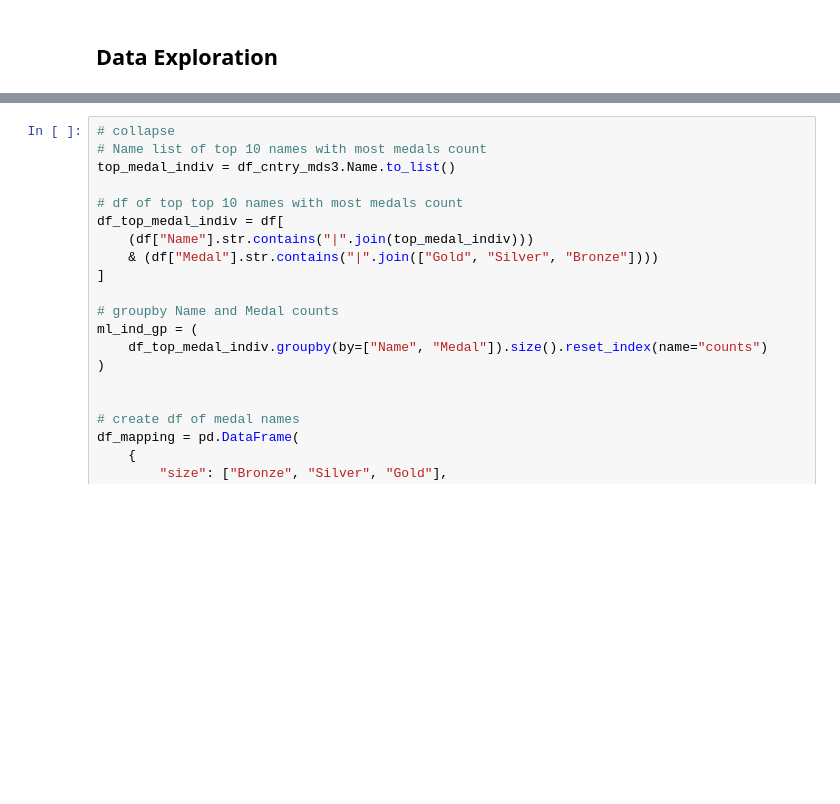
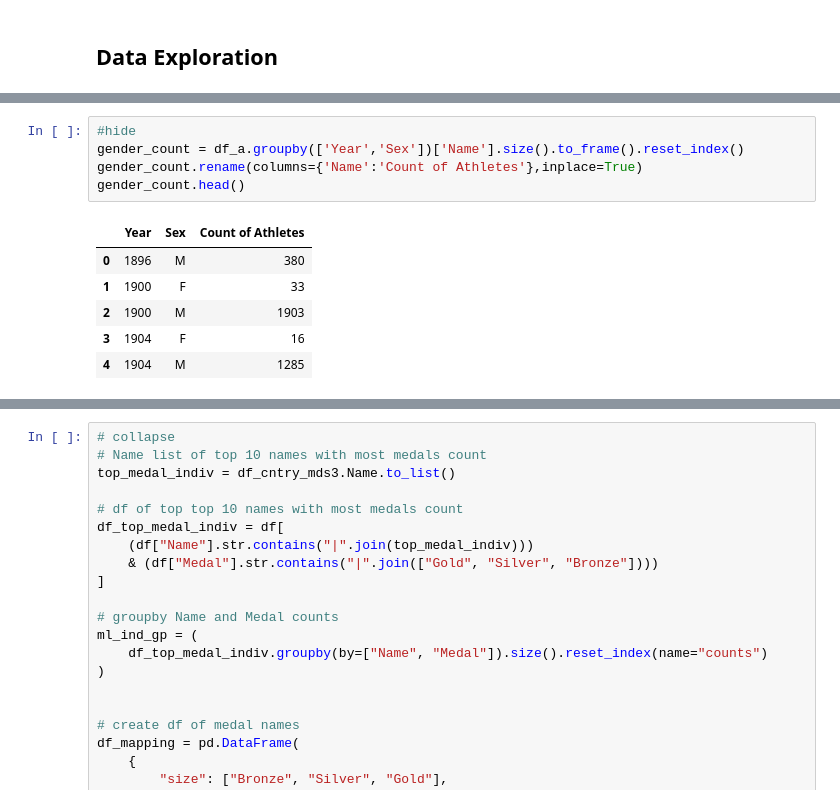
Before and after one commit to drusho/blog, a Jupyter notebook: _notebooks/2021-07-26-eda-olympic-history.ipynb, the cells around one changed output, grey strips where cells are left out. Drawn from its saved outputs; the diff is of its cells as text; blank space fills up the shorter version.

```diff
--- a/_notebooks/2021-07-26-eda-olympic-history.ipynb
+++ b/_notebooks/2021-07-26-eda-olympic-history.ipynb
@@ -93,0 +155,12 @@ memory usage: 37.2+ MB
+# %%
+#hide
+gender_count = df_a.groupby(['Year','Sex'])['Name'].size().to_frame().reset_index()
+gender_count.rename(columns={'Name':'Count of Athletes'},inplace=True)
+gender_count.head()
+# %% [output]
+|  | Year | Sex | Count of Athletes |
+| 0 | 1896 | M | 380 |
+| 1 | 1900 | F | 33 |
+| 2 | 1900 | M | 1903 |
+| 3 | 1904 | F | 16 |
+| 4 | 1904 | M | 1285 |
```
Also changed, not shown: parts of 30 cells of this notebook.
